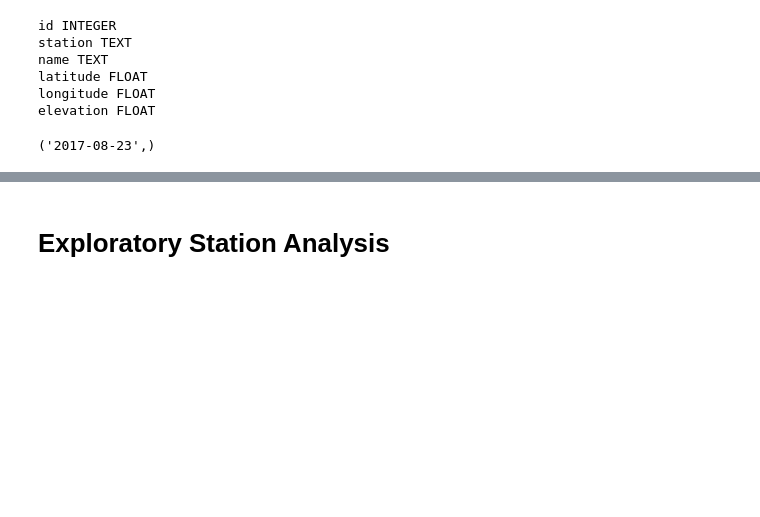
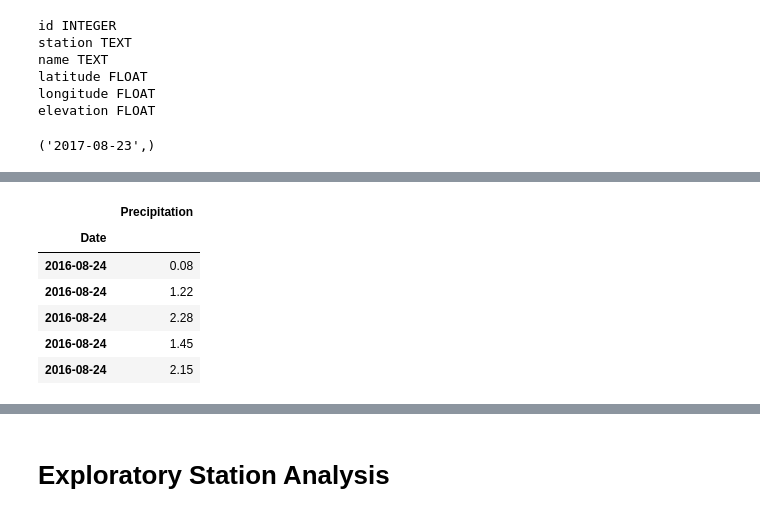
Before and after one commit to colca6/sqlalchemy-challenge, a Jupyter notebook: SurfsUp/climate_starter.ipynb, the cells around one changed output, grey strips where cells are left out. Cells and saved outputs as stored; diff of their text form; code cells hidden in the pictures; blank space fills up the shorter version.

```diff
--- a/SurfsUp/climate_starter.ipynb
+++ b/SurfsUp/climate_starter.ipynb
@@ -95,0 +90,17 @@ Text(0, 0.5, 'Inches')
+# %%
+# Save the query results as a Pandas DataFrame. Explicitly set the column names
+precipitation_df = pd.DataFrame(one_year_data, columns=['Date','Precipitation'])
+precipitation_df = precipitation_df.dropna(how='any')
+
+# Sort the dataframe by date
+precipitation_df = precipitation_df.sort_values(["Date"], ascending=True)
+precipitation_df = precipitation_df.set_index("Date")
+precipitation_df.head()
+# %% [output]
+|  | Precipitation |
+| Date |  |
+| 2016-08-24 | 0.08 |
+| 2016-08-24 | 1.22 |
+| 2016-08-24 | 2.28 |
+| 2016-08-24 | 1.45 |
+| 2016-08-24 | 2.15 |
```
Also changed, not shown: parts of 9 cells of this notebook, 1 other file.
